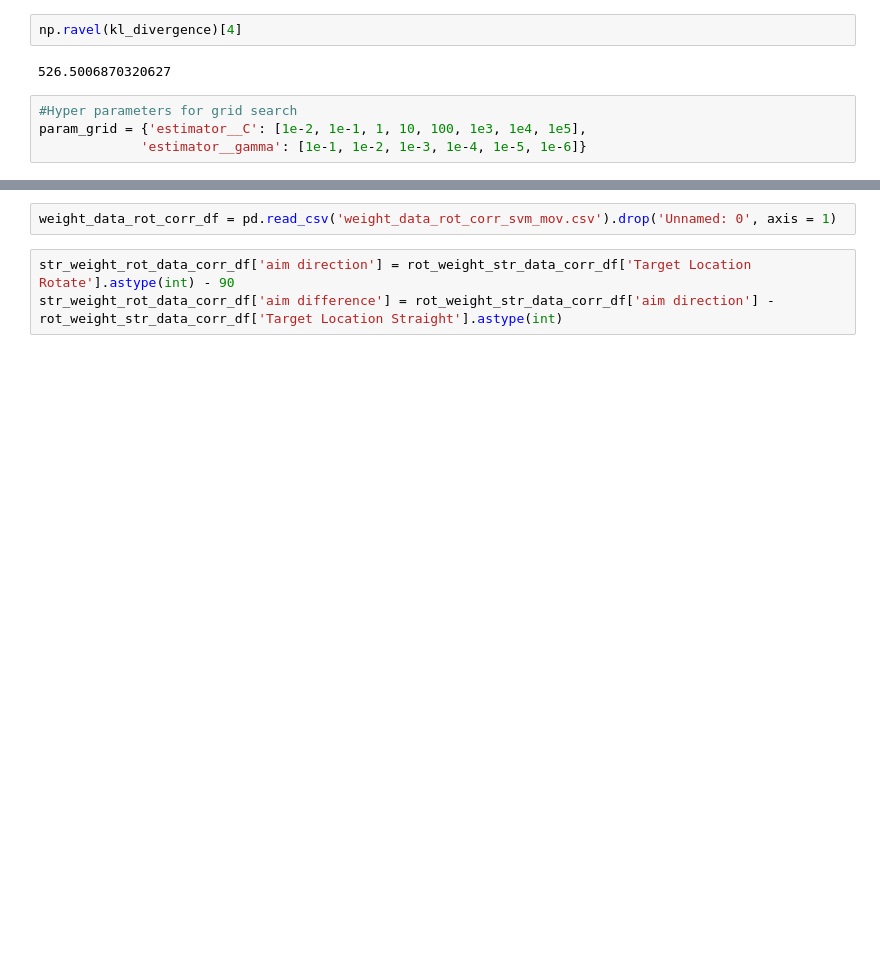
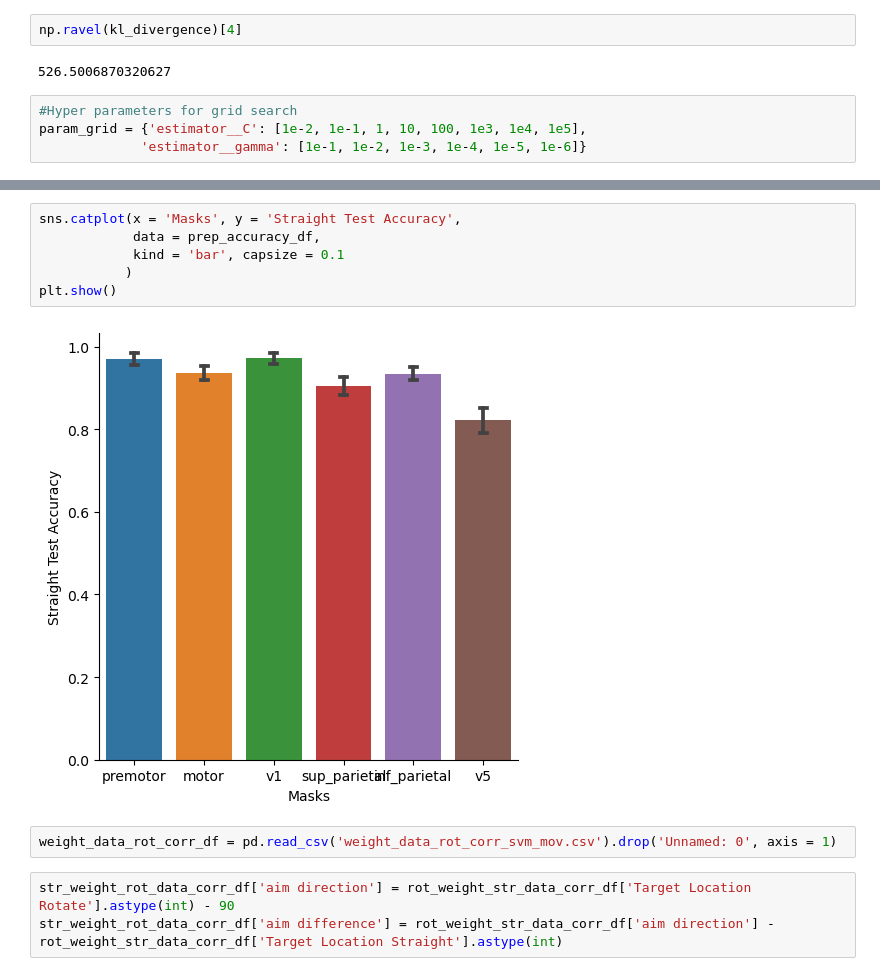
Before and after one commit to tejas-savalia/fmri_project, a Jupyter notebook: mvpa_classification.ipynb, the cells around one changed output, grey strips where cells are left out. Saved outputs shown, nothing was run; the diff lists cells and outputs as text; blank space fills up the shorter version.

```diff
--- a/mvpa_classification.ipynb
+++ b/mvpa_classification.ipynb
@@ -395,3 +420,11 @@ plt.show()
+# %%
+sns.catplot(x = 'Masks', y = 'Straight Test Accuracy',
+            data = prep_accuracy_df,
+            kind = 'bar', capsize = 0.1
+           )
+plt.show()
+# %% [output]
+[figure, added]
 # %%
 weight_data_rot_corr_df = pd.read_csv('weight_data_rot_corr_svm_mov.csv').drop('Unnamed: 0', axis = 1)
 # %%
```
Also changed, not shown: parts of 10 cells of this notebook, 36 other files.
